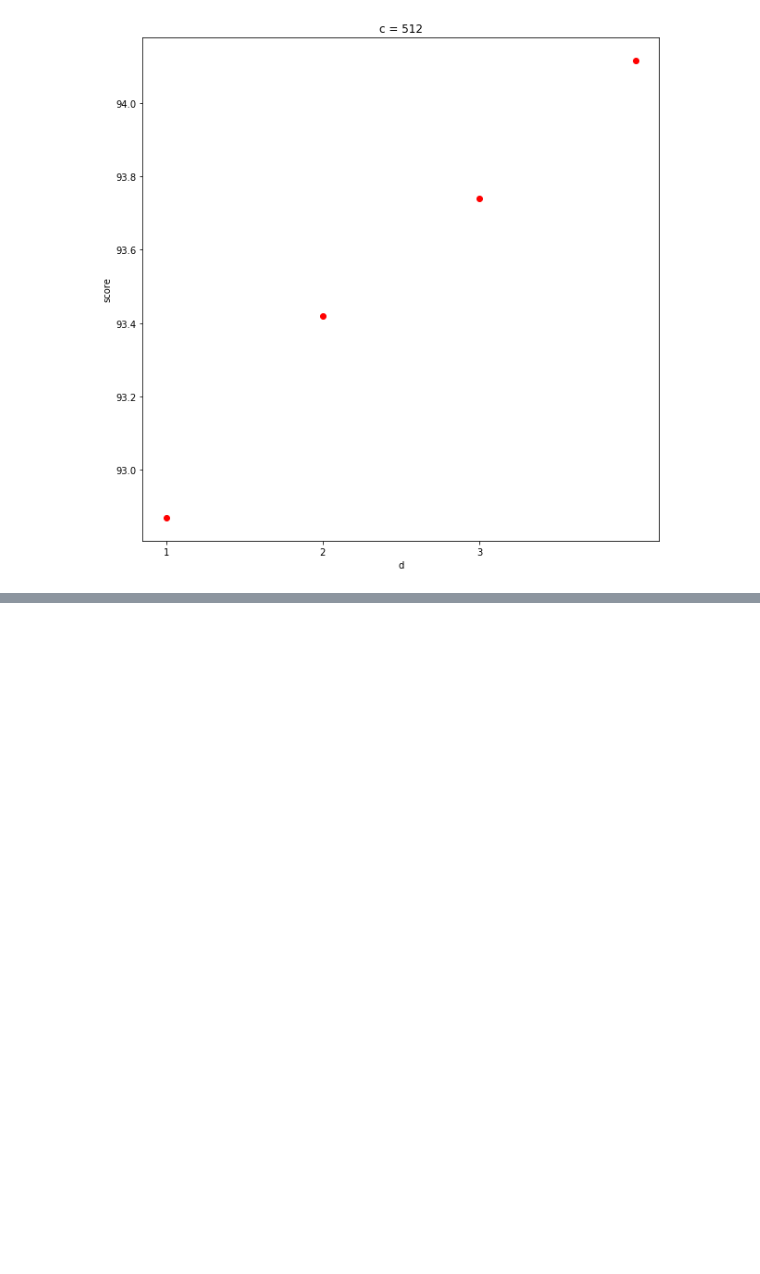
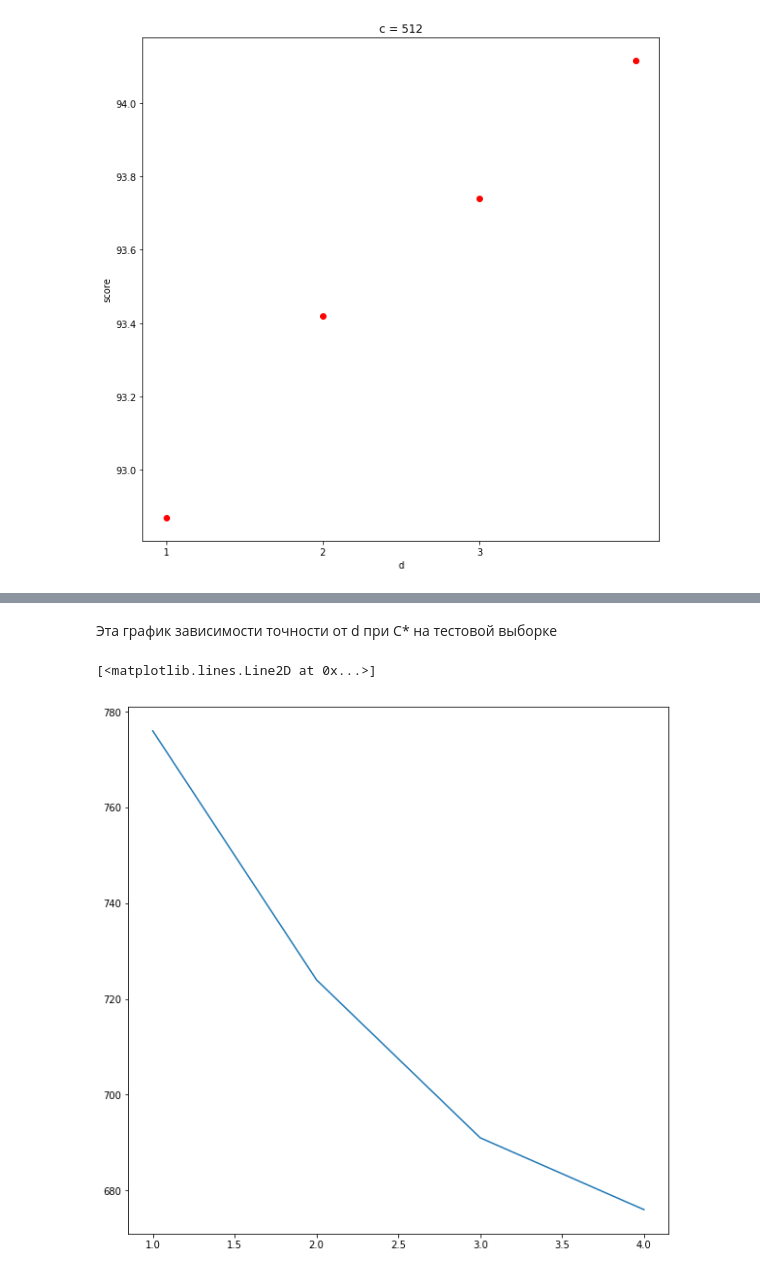
Before and after one commit to AlexandrShestak/ml_mag, a Jupyter notebook: ml/lab8/libsvm-3.22/python/spam.ipynb, the cells around one changed output, grey strips where cells are left out. Saved outputs shown, nothing was run; the diff lists cells and outputs as text; code cells hidden in the pictures; blank space fills up the shorter version.

```diff
--- a/ml/lab8/libsvm-3.22/python/spam.ipynb
+++ b/ml/lab8/libsvm-3.22/python/spam.ipynb
@@ -173,14 +182,3 @@ for key in train_result[3]:
 plt.show()
 # %% [output]
 [figure]
-# %%
-plt.xlabel('d')
-plt.ylabel('score')
-plt.rcParams["figure.figsize"] = (10, 10)
-plt.xticks(np.arange(1, 4, 1))
-
-for key in train_result[3]:
-    for elem in train_result[3][key]:
-        plt.plot(key, elem[1], 'ro', label='score')
-    plt.title('c = 512')
-plt.show()
@@ -207,0 +208,7 @@ plt.show()
+# %% [markdown]
+Эта график зависимости точности от d при С* на тестовой выборке
+# %%
+plt.plot([1, 2, 3, 4], [776, 724, 691, 676])
+# %% [output]
+[<matplotlib.lines.Line2D at 0x...>]
+[figure, added]
```
Also changed, not shown: parts of 13 cells of this notebook.
